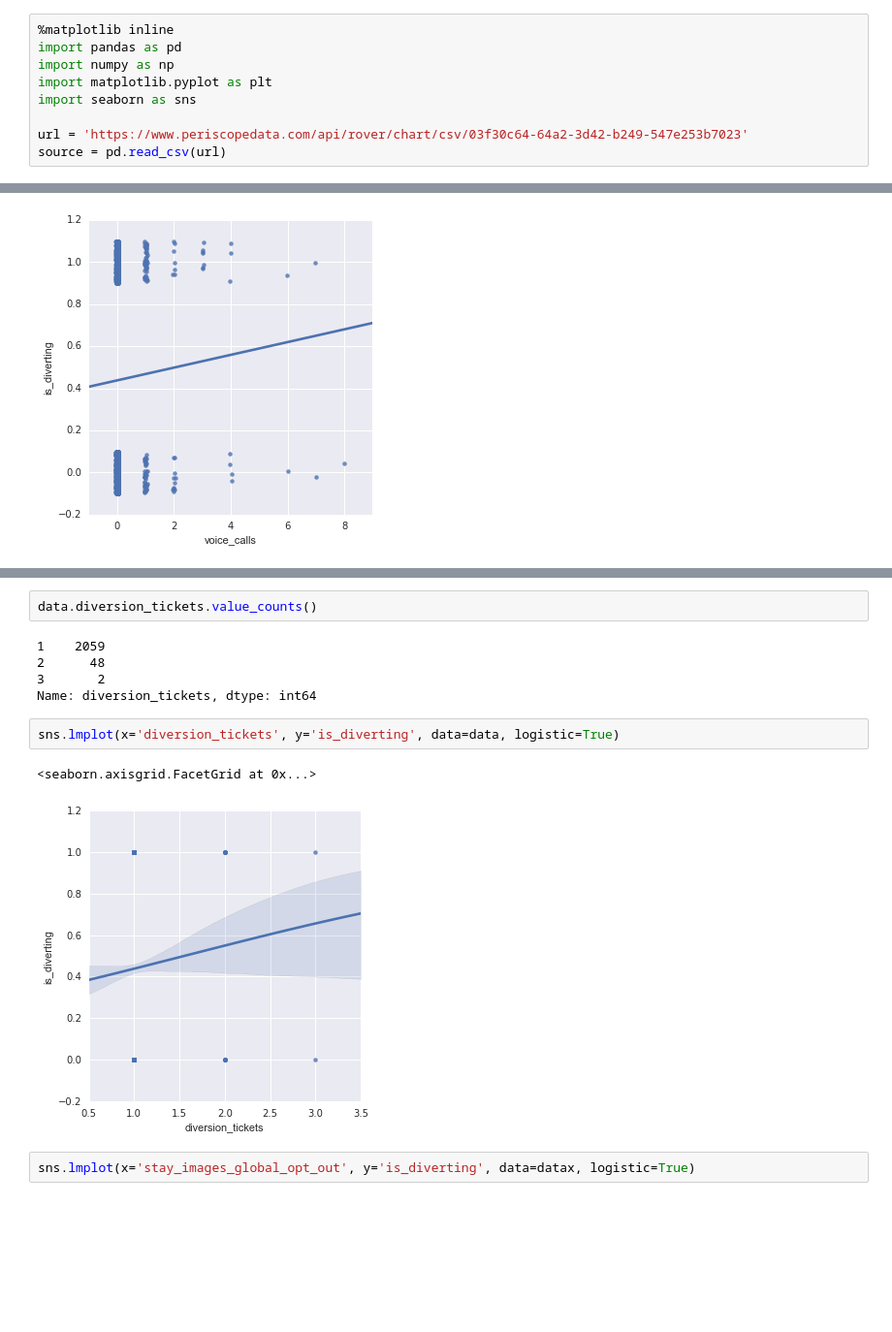
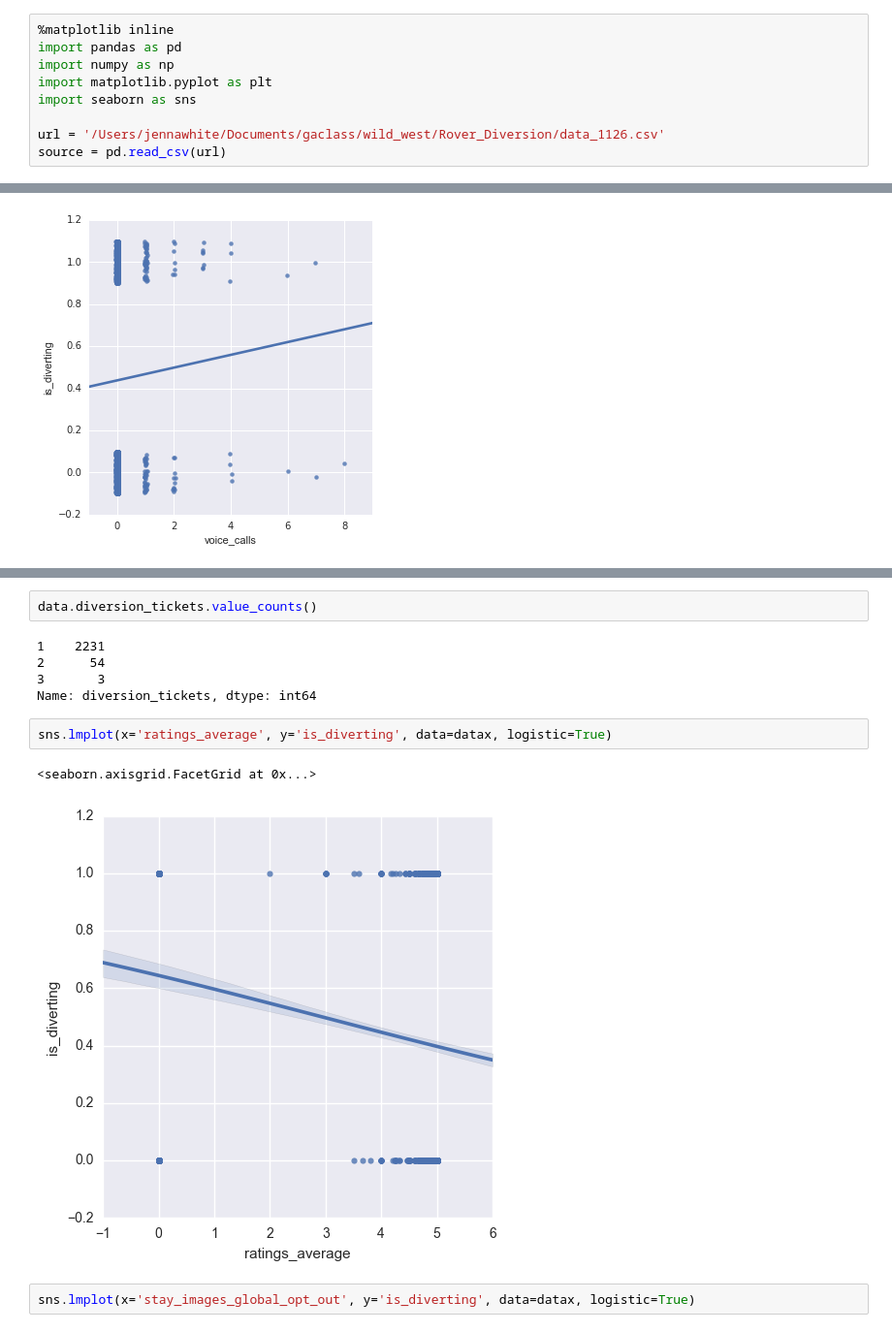
Before and after one commit to jennawhite/wild_west, a Jupyter notebook: Rover_Diversion/Diversion_Data_Cleaning.ipynb, the cells around one changed output, grey strips where cells are left out. Shown at 97% size. Drawn from its saved outputs; the diff is of its cells as text; blank space fills up the shorter version.

```diff
--- a/Rover_Diversion/Diversion_Data_Cleaning.ipynb
+++ b/Rover_Diversion/Diversion_Data_Cleaning.ipynb
@@ -17,7 +17,7 @@ import numpy as np
 import matplotlib.pyplot as plt
 import seaborn as sns
 
-url = 'https://www.periscopedata.com/api/rover/chart/csv/03f30c64-64a2-3d42-b249-547e253b7023'
+url = '/Users/jennawhite/Documents/gaclass/wild_west/Rover_Diversion/data_1126.csv'
 source = pd.read_csv(url)
 # %%
 source.head()
@@ -338,15 +547,15 @@ sns.lmplot(x='years_of_experience', y='is_diverting', data=data, logistic=True)
 # %%
 data.diversion_tickets.value_counts()
 # %% [output]
-1    2059
-2      48
-3       2
+1    2231
+2      54
+3       3
 Name: diversion_tickets, dtype: int64
 # %%
-sns.lmplot(x='diversion_tickets', y='is_diverting', data=data, logistic=True)
+sns.lmplot(x='ratings_average', y='is_diverting', data=datax, logistic=True)
 # %% [output]
 <seaborn.axisgrid.FacetGrid at 0x...>
-[figure, old version]
+[figure, new version]
 # %%
 sns.lmplot(x='stay_images_global_opt_out', y='is_diverting', data=datax, logistic=True)
 # %% [output]
```
Also changed, not shown: parts of 53 cells of this notebook, 1 other file.
